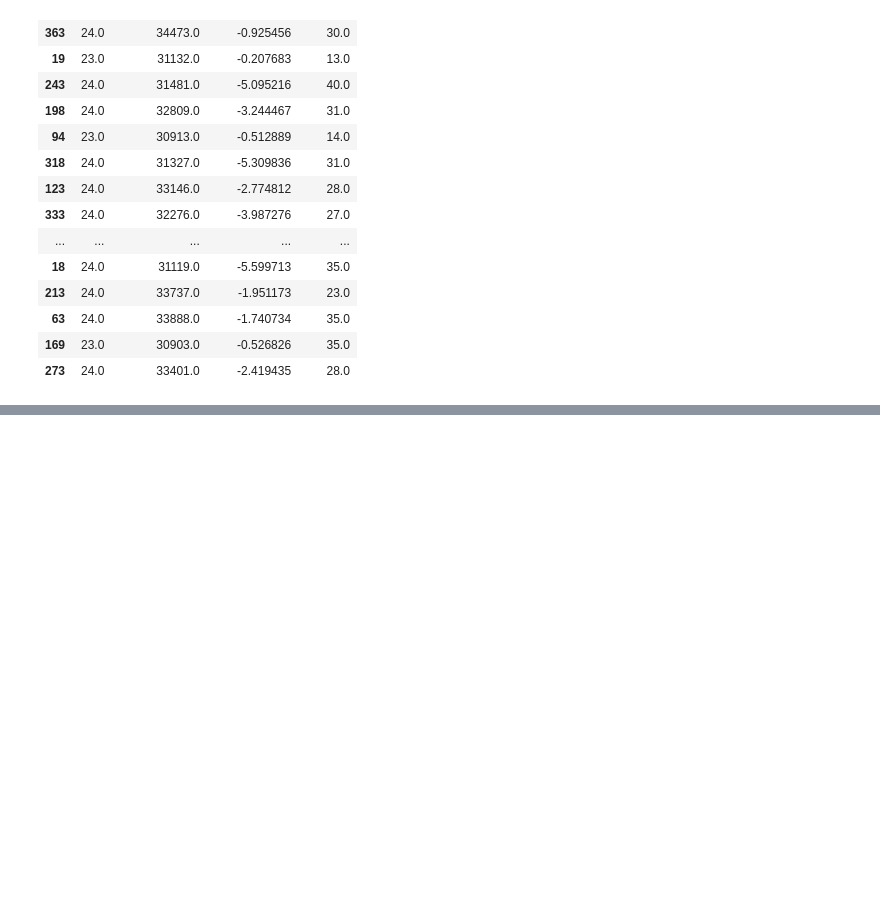
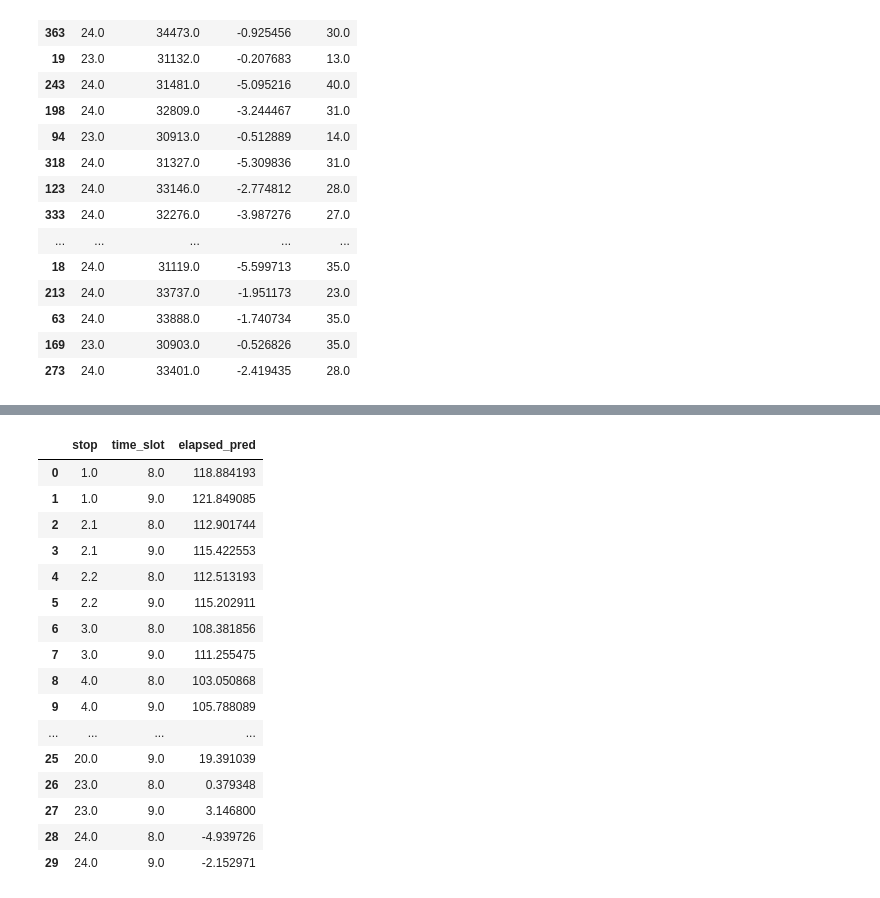
Before and after one commit to sheriranka/urban-computing-bus, a Jupyter notebook: Training.ipynb, the cells around one changed output, grey strips where cells are left out. Cells and saved outputs as stored; diff of their text form; code cells hidden in the pictures; blank space fills up the shorter version.

```diff
--- a/Training.ipynb
+++ b/Training.ipynb
@@ -241,3 +257,3 @@ pred[pred['stop']==1]
 # %%
-new_df = pred.groupby('stop').mean().reset_index()
+new_df = pred.groupby(['stop', 'time_slot']).mean().reset_index()
 # %%
@@ -261,0 +261,20 @@ new_df
+# %%
+df_database
+# %% [output]
+|  | stop | time_slot | elapsed_pred |
+| 0 | 1.0 | 8.0 | 118.884193 |
+| 1 | 1.0 | 9.0 | 121.849085 |
+| 2 | 2.1 | 8.0 | 112.901744 |
+| 3 | 2.1 | 9.0 | 115.422553 |
+| 4 | 2.2 | 8.0 | 112.513193 |
+| 5 | 2.2 | 9.0 | 115.202911 |
+| 6 | 3.0 | 8.0 | 108.381856 |
+| 7 | 3.0 | 9.0 | 111.255475 |
+| 8 | 4.0 | 8.0 | 103.050868 |
+| 9 | 4.0 | 9.0 | 105.788089 |
+| ... | ... | ... | ... |
+| 25 | 20.0 | 9.0 | 19.391039 |
+| 26 | 23.0 | 8.0 | 0.379348 |
+| 27 | 23.0 | 9.0 | 3.146800 |
+| 28 | 24.0 | 8.0 | -4.939726 |
+| 29 | 24.0 | 9.0 | -2.152971 |
```
Also changed, not shown: parts of 4 cells of this notebook, 1 other file.
